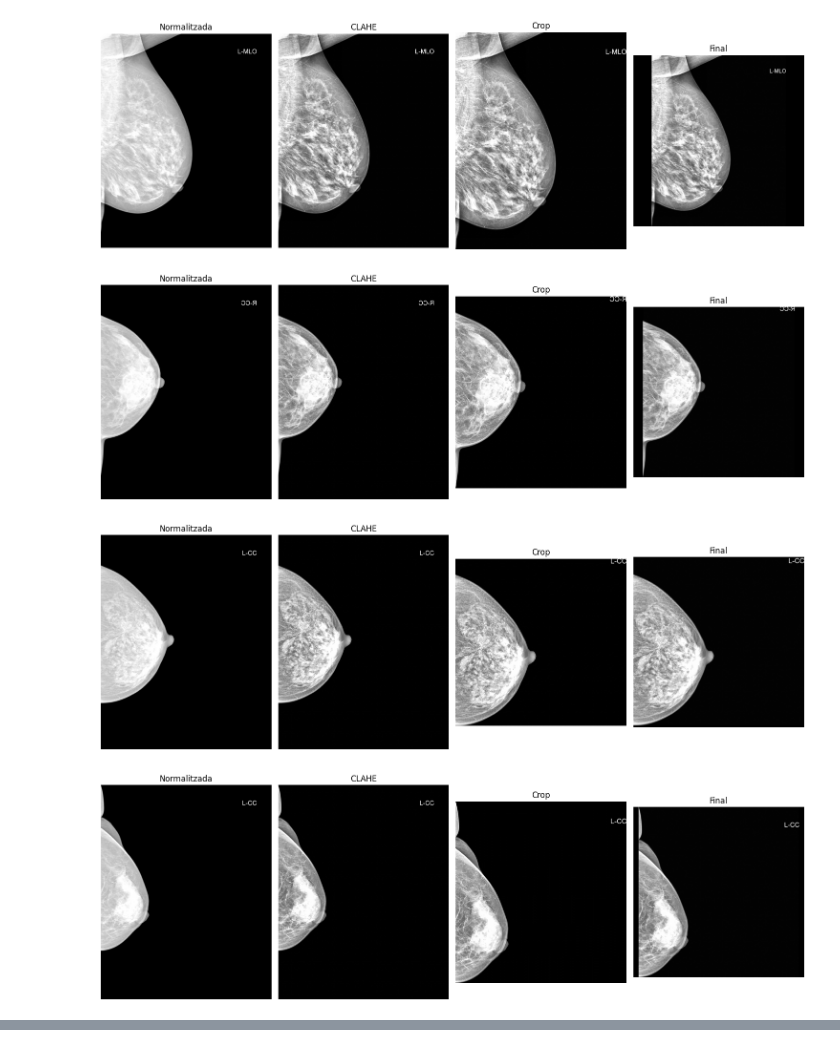
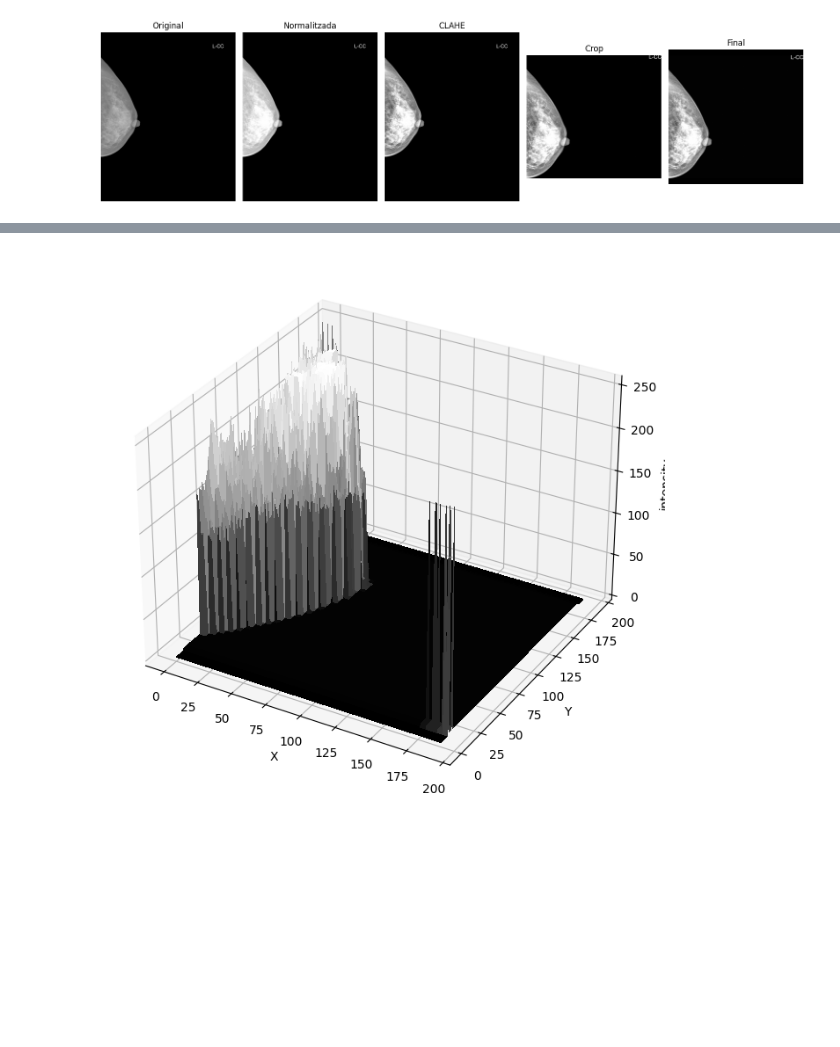
Before and after one commit to Senna256/Mammo, a Jupyter notebook: vindr_dataset/Sample_preprocess.ipynb, the cells around one changed output, grey strips where cells are left out. Cells and saved outputs as stored; diff of their text form; code cells hidden in the pictures; blank space fills up the shorter version.

```diff
--- a/vindr_dataset/Sample_preprocess.ipynb
+++ b/vindr_dataset/Sample_preprocess.ipynb
@@ -15,25 +20,22 @@ annotations = pd.read_csv(ANNOTATIONS)
 df=annotations # per practicitat més endavant
 df.head()
 
-sample_images = df[df["xmin"].notna()][['study_id','image_id']].drop_duplicates().sample(5,random_state=42)
+sample_images = df[df["xmin"].notna()][['study_id','image_id']].drop_duplicates().sample(1)
 # %%
 for _, row in sample_images.iterrows():
     path = f"{DICOM_BASE}/{row['study_id']}/{row['image_id']}.dicom"
 
     img, ds = load_dicom(path)
     img_flip = flip_to_standard(img, ds)
     img_norm = normalize_to_uint8(img_flip)
     img_clahe = apply_clahe(img_norm)
     img_crop, mask = crop_breast(img_clahe)
     img_resized = resize_long_side(img_crop)
     img_final = pad_to_square(img_resized)
 
     plot_comparison(
-        [img_norm, img_clahe, img_crop, img_final],
-        titles=["Normalitzada", "CLAHE", "Crop", "Final"]
+        [img,img_norm, img_clahe, img_crop, img_final],
+        titles=["Original","Normalitzada", "CLAHE", "Crop", "Final"]
 )
 # %% [output]
-[figure, old version]
+[figure, new version]
-[figure, removed]
-[figure, removed]
-[figure, removed]
@@ -40,0 +42,29 @@ for _, row in sample_images.iterrows():
+# %%
+## 3D visualization
+
+step = 8
+img_small = img_final[::step, ::step]
+
+x = np.arange(img_small.shape[1])
+y = np.arange(img_small.shape[0])
+
+X,Y = np.meshgrid(x,y)
+
+fig = plt.figure(figsize=(12,8))
+ax = fig.add_subplot(111, projection='3d')
+
+ax.plot_surface(
+    X,
+    Y,
+    img_small,
+    cmap='gray',
+    linewidth=0,
+    antialiased=False
+)
+
+ax.set_xlabel('X')
+ax.set_ylabel('Y')
+ax.set_zlabel('intensity')
+plt.show()
+# %% [output]
+[figure, added]
```
Also changed, not shown: parts of 3 cells of this notebook.
